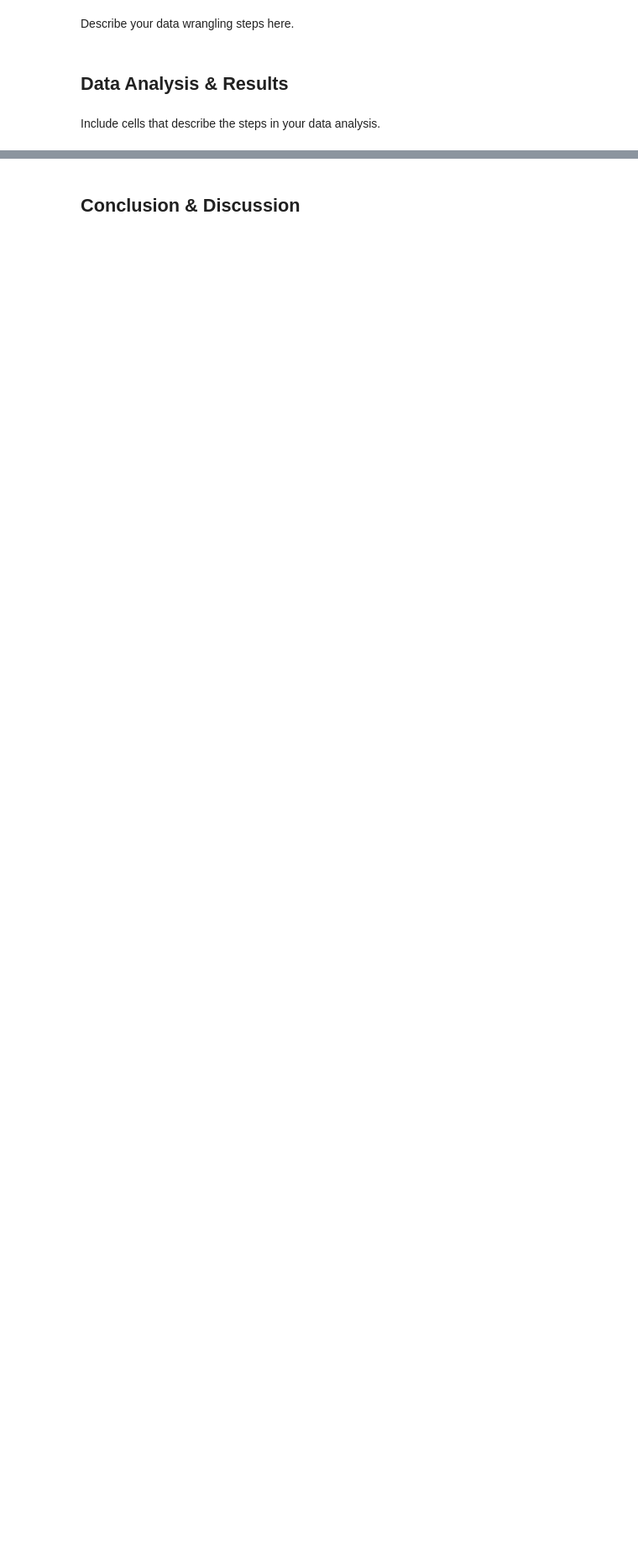
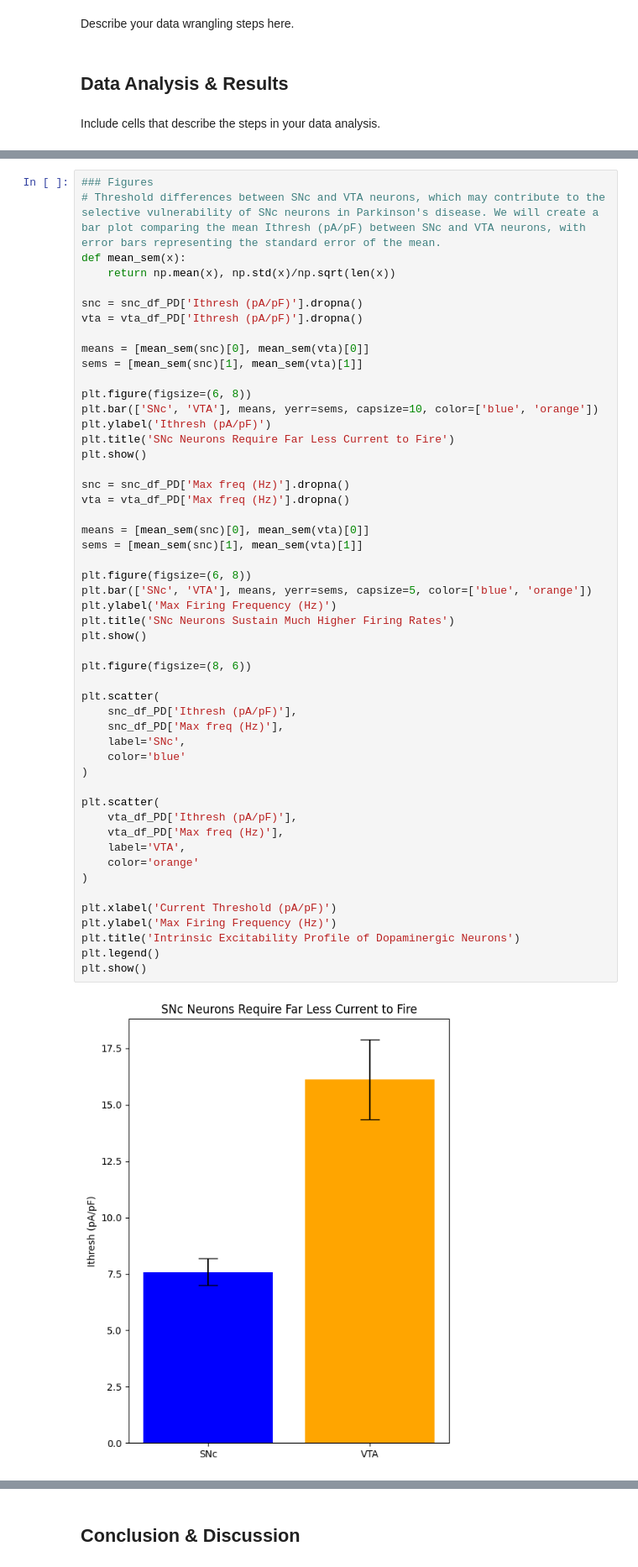
Before and after one commit to bhuynh05/BIPN-162-Group-9, a Jupyter notebook: CellTypesProject_template.ipynb, the cells around one changed output, grey strips where cells are left out. Shown at 84% size. Drawn from its saved outputs; the diff is of its cells as text; blank space fills up the shorter version.

```diff
--- a/CellTypesProject_template.ipynb
+++ b/CellTypesProject_template.ipynb
@@ -281,3 +360,56 @@ U49126_s_at: VTA=6.864, SNc=5.934, t=0.338, p=0.7426
 Average across all CACNA1D probes: VTA=33.080, SNc=35.938
 Log2 fold change (VTA vs SNc): -0.120
 [figure]
+# %%
+### Figures
+# Threshold differences between SNc and VTA neurons, which may contribute to the selective vulnerability of SNc neurons in Parkinson's disease. We will create a bar plot comparing the mean Ithresh (pA/pF) between SNc and VTA neurons, with error bars representing the standard error of the mean.
+def mean_sem(x):
+    return np.mean(x), np.std(x)/np.sqrt(len(x))
+
+snc = snc_df_PD['Ithresh (pA/pF)'].dropna()
+vta = vta_df_PD['Ithresh (pA/pF)'].dropna()
+
+means = [mean_sem(snc)[0], mean_sem(vta)[0]]
+sems = [mean_sem(snc)[1], mean_sem(vta)[1]]
+
+plt.figure(figsize=(6, 8))
+plt.bar(['SNc', 'VTA'], means, yerr=sems, capsize=10, color=['blue', 'orange'])
+plt.ylabel('Ithresh (pA/pF)')
+plt.title('SNc Neurons Require Far Less Current to Fire')
+plt.show()
+
+snc = snc_df_PD['Max freq (Hz)'].dropna()
+vta = vta_df_PD['Max freq (Hz)'].dropna()
+
+means = [mean_sem(snc)[0], mean_sem(vta)[0]]
+sems = [mean_sem(snc)[1], mean_sem(vta)[1]]
+
+plt.figure(figsize=(6, 8))
+plt.bar(['SNc', 'VTA'], means, yerr=sems, capsize=5, color=['blue', 'orange'])
+plt.ylabel('Max Firing Frequency (Hz)')
+plt.title('SNc Neurons Sustain Much Higher Firing Rates')
+plt.show()
+
+plt.figure(figsize=(8, 6))
+
+plt.scatter(
+    snc_df_PD['Ithresh (pA/pF)'],
+    snc_df_PD['Max freq (Hz)'],
+    label='SNc',
+    color='blue'
+)
+
+plt.scatter(
+    vta_df_PD['Ithresh (pA/pF)'],
+    vta_df_PD['Max freq (Hz)'],
+    label='VTA',
+    color='orange'
+)
+
+plt.xlabel('Current Threshold (pA/pF)')
+plt.ylabel('Max Firing Frequency (Hz)')
+plt.title('Intrinsic Excitability Profile of Dopaminergic Neurons')
+plt.legend()
+plt.show()
+# %% [output]
+[figure, added]
```
Also changed, not shown: parts of 10 cells of this notebook.
